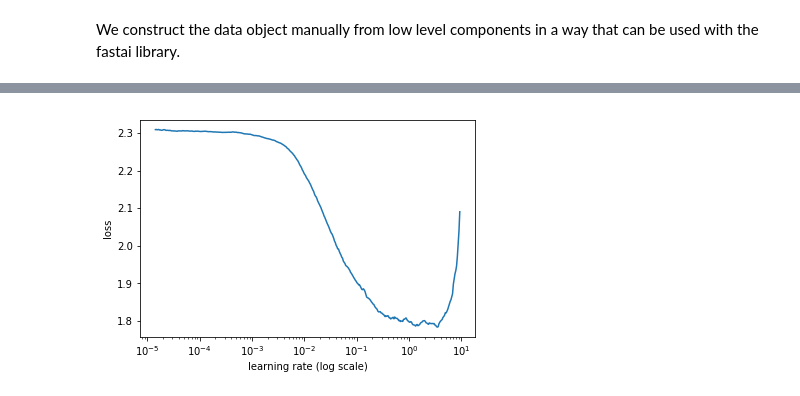
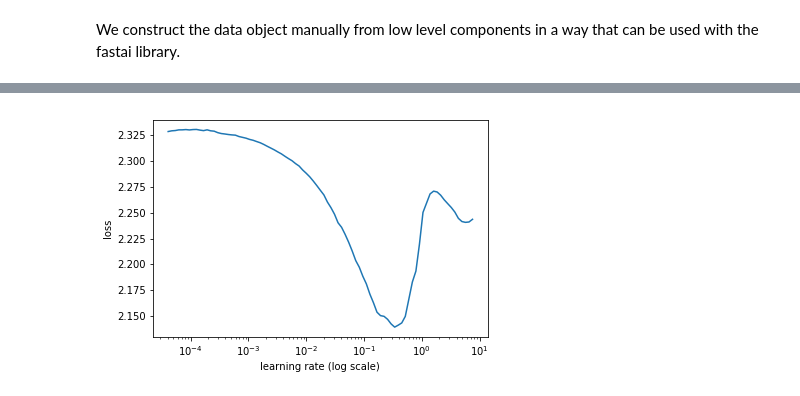
Before and after one commit to radekosmulski/machine_learning_notebooks, a Jupyter notebook: cifar10_fastai_dawnbench.ipynb, the cells around one changed output, grey strips where cells are left out. Saved outputs shown, nothing was run; the diff lists cells and outputs as text; code cells hidden in the pictures.

```diff
--- a/cifar10_fastai_dawnbench.ipynb
+++ b/cifar10_fastai_dawnbench.ipynb
@@ -21,5 +17,3 @@ num_cpus()
-# %%
-bs = 128; num_workers = num_cpus()
 # %% [markdown]
 We construct the data object manually from low level components in a way that can be used with the fastai library.
 # %%
@@ -45,4 +42,6 @@ val_loader = torch.utils.data.DataLoader(
-# %%
-data = ModelData(PATH, train_loader, val_loader)
-data.sz=32
+# %%
+def get_data(bs, num_workers):
+    data = ModelData(PATH, *get_loaders(bs, num_workers))
+    data.sz=32
+    return data
 # %%
@@ -50,5 +50,6 @@ from models.wideresnet_new import wrn_22
 # %%
-learn = ConvLearner.from_model_data(wrn_22().cuda(), data)
-learn.crit = nn.CrossEntropyLoss()
-learn.metrics = [accuracy]
-wd=1e-4
+def get_learner(arch, bs):
+    learn = ConvLearner.from_model_data(arch.cuda(), get_data(bs, num_cpus()))
+    learn.crit = nn.CrossEntropyLoss()
+    learn.metrics = [accuracy]
+    return learn
@@ -61,3 +56,5 @@ epoch      trn_loss   val_loss   accuracy
 # %%
+learn = get_learner(wrn_22(), 512)
+learn.lr_find(wds=1e-4)
 learn.sched.plot(n_skip_end=1)
 # %% [output]
@@ -64 +64 @@ learn.sched.plot(n_skip_end=1)
-[figure, old version]
+[figure, new version]
```
Also changed, not shown: parts of 14 cells of this notebook.
